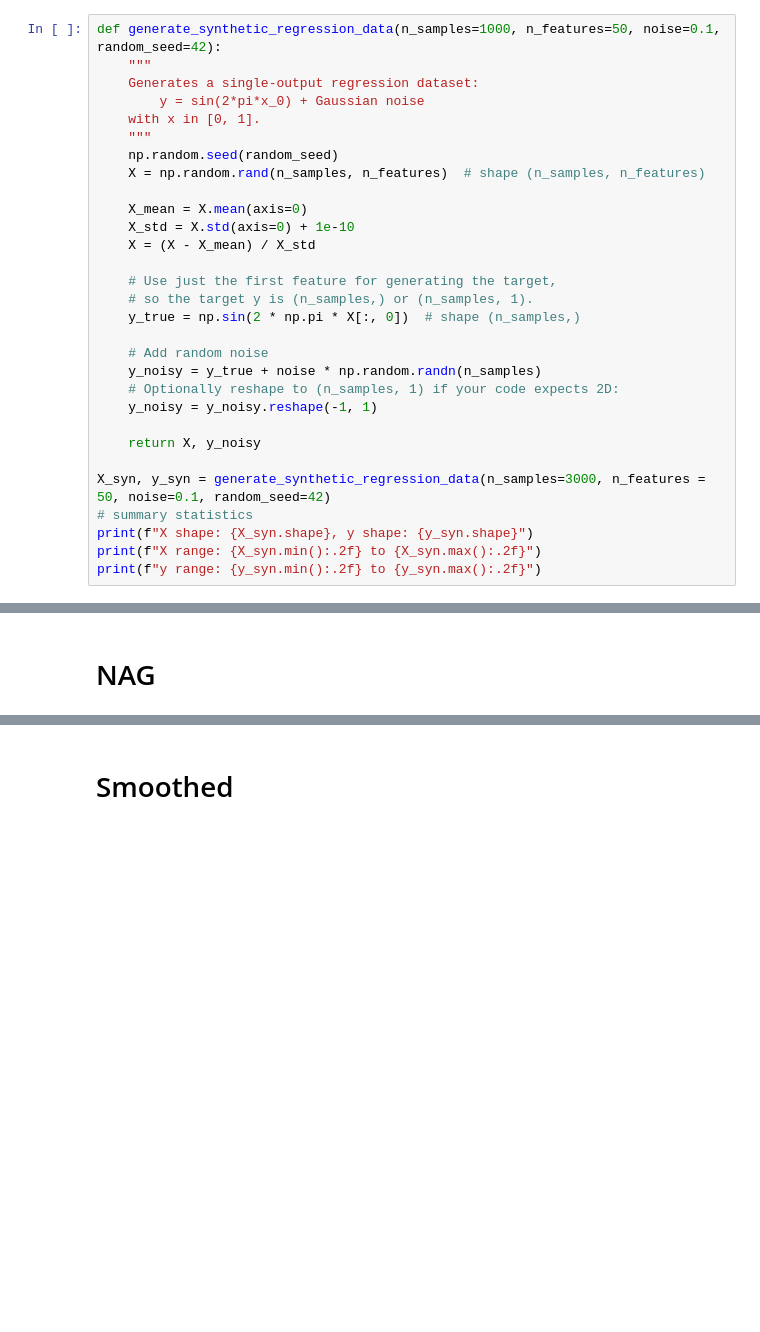
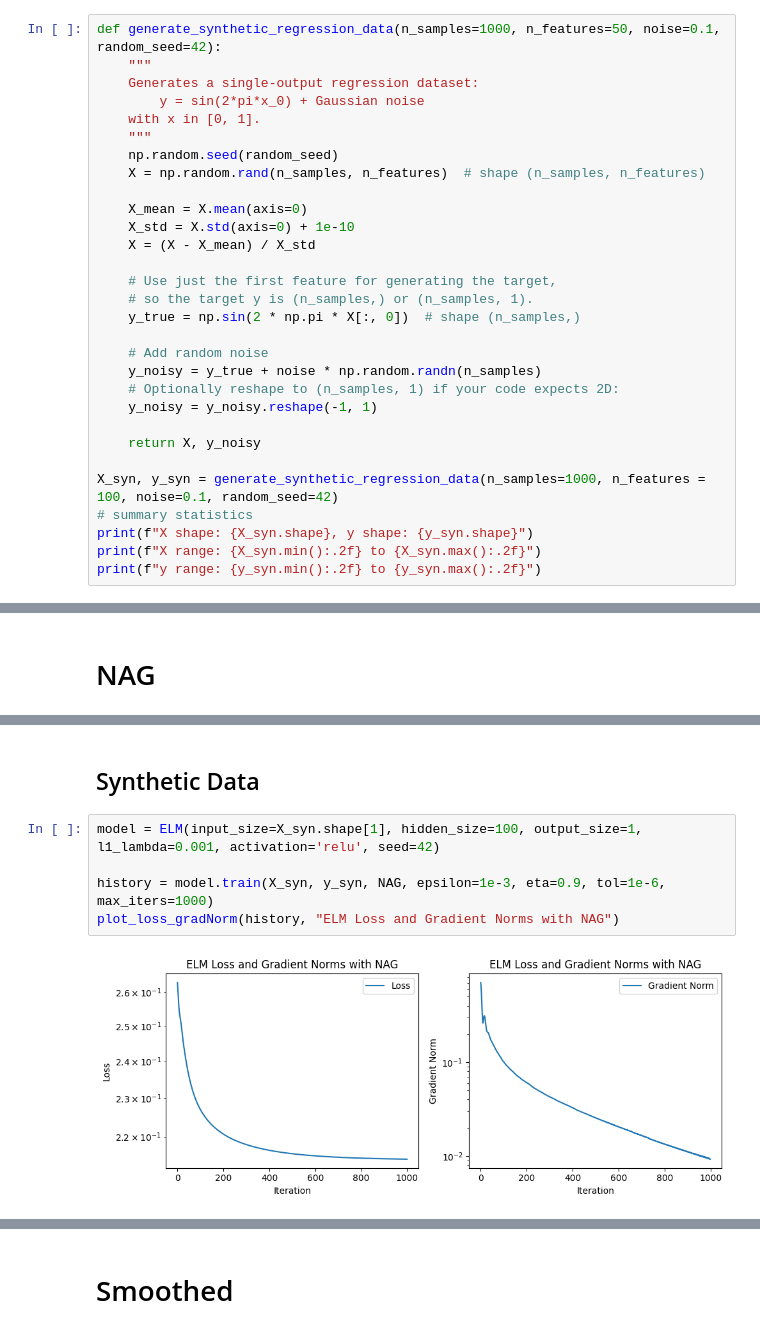
Before and after one commit to MarcoPoiani00/Optimization4DS, a Jupyter notebook: ODS_Comparison.ipynb, the cells around one changed output, grey strips where cells are left out. Cells and saved outputs as stored; diff of their text form; blank space fills up the shorter version.

```diff
--- a/ODS_Comparison.ipynb
+++ b/ODS_Comparison.ipynb
@@ -317,7 +460,7 @@ def generate_synthetic_regression_data(n_samples=1000, n_features=50, noise=0.1,
 
     return X, y_noisy
 
-X_syn, y_syn = generate_synthetic_regression_data(n_samples=3000, n_features = 50, noise=0.1, random_seed=42)
+X_syn, y_syn = generate_synthetic_regression_data(n_samples=1000, n_features = 100, noise=0.1, random_seed=42)
 # summary statistics
 print(f"X shape: {X_syn.shape}, y shape: {y_syn.shape}")
 print(f"X range: {X_syn.min():.2f} to {X_syn.max():.2f}")
@@ -398,0 +564,9 @@ def NAG(f, theta, epsilon, eta, tol, max_iters, grad_norm_threshold=None, loss_t
+# %% [markdown]
+## Synthetic Data
+# %%
+model = ELM(input_size=X_syn.shape[1], hidden_size=100, output_size=1, l1_lambda=0.001, activation='relu', seed=42)
+
+history = model.train(X_syn, y_syn, NAG, epsilon=1e-3, eta=0.9, tol=1e-6, max_iters=1000)
+plot_loss_gradNorm(history, "ELM Loss and Gradient Norms with NAG")
+# %% [output]
+[figure, added]
```
Also changed, not shown: parts of 21 cells of this notebook.
